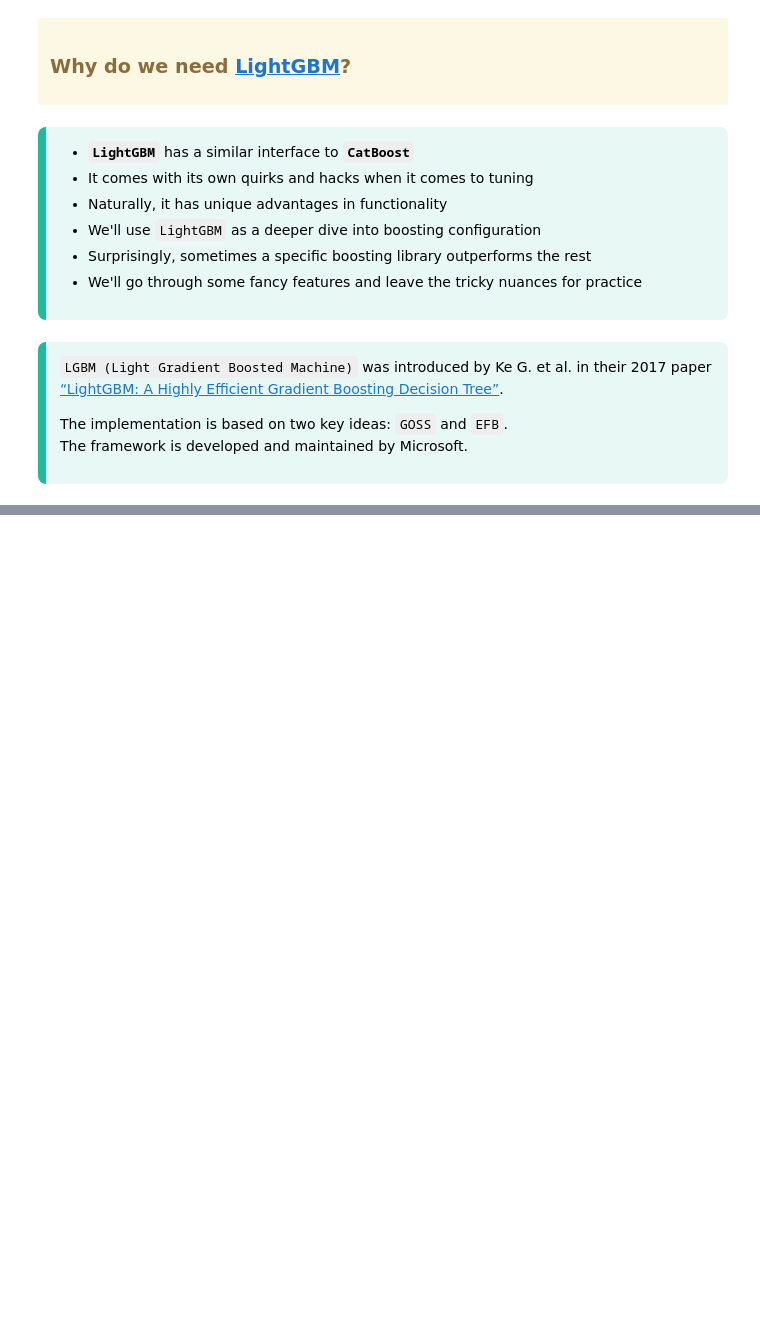
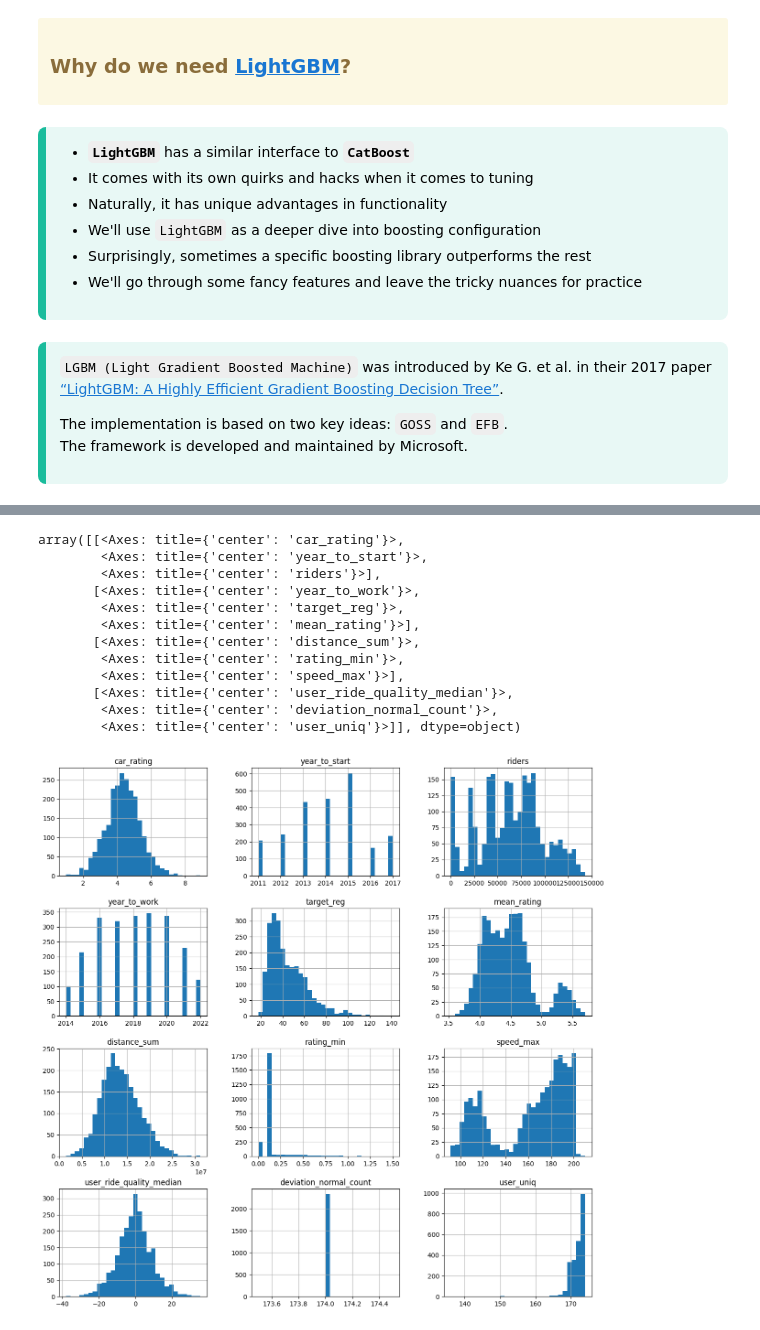
Before and after one commit to aziart/comp-ds, a Jupyter notebook: notebooks/04.2.02 - LightGBM.ipynb, the cells around one changed output, grey strips where cells are left out. Drawn from its saved outputs; the diff is of its cells as text; code cells hidden in the pictures; blank space fills up the shorter version.

```diff
--- a/notebooks/04.2.02 - LightGBM.ipynb
+++ b/notebooks/04.2.02 - LightGBM.ipynb
@@ -54,0 +82,6 @@ The framework is developed and maintained by Microsoft.
+# %%
+paths = Paths()
+path = paths.quickstart_train
+df = pd.read_csv(path)
+print(df.shape)
+df.head(10)
@@ -54,0 +101,20 @@ The framework is developed and maintained by Microsoft.
+# %%
+df.hist(
+    figsize=(15,15)
+    , layout=(-1, 3)
+    , bins=30
+)
+# %% [output]
+array([[<Axes: title={'center': 'car_rating'}>,
+        <Axes: title={'center': 'year_to_start'}>,
+        <Axes: title={'center': 'riders'}>],
+       [<Axes: title={'center': 'year_to_work'}>,
+        <Axes: title={'center': 'target_reg'}>,
+        <Axes: title={'center': 'mean_rating'}>],
+       [<Axes: title={'center': 'distance_sum'}>,
+        <Axes: title={'center': 'rating_min'}>,
+        <Axes: title={'center': 'speed_max'}>],
+       [<Axes: title={'center': 'user_ride_quality_median'}>,
+        <Axes: title={'center': 'deviation_normal_count'}>,
+        <Axes: title={'center': 'user_uniq'}>]], dtype=object)
+[figure, added]
```
Also changed, not shown: parts of 7 cells of this notebook.
